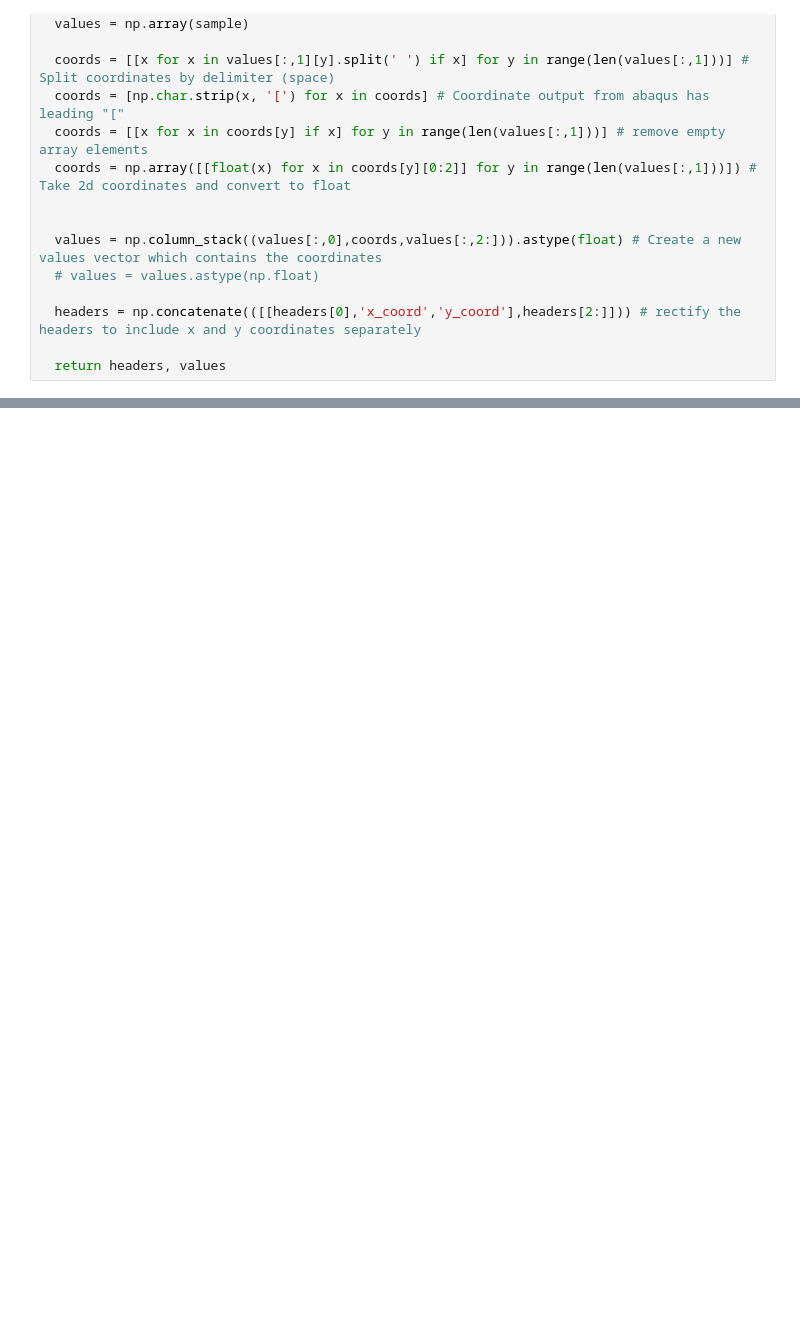
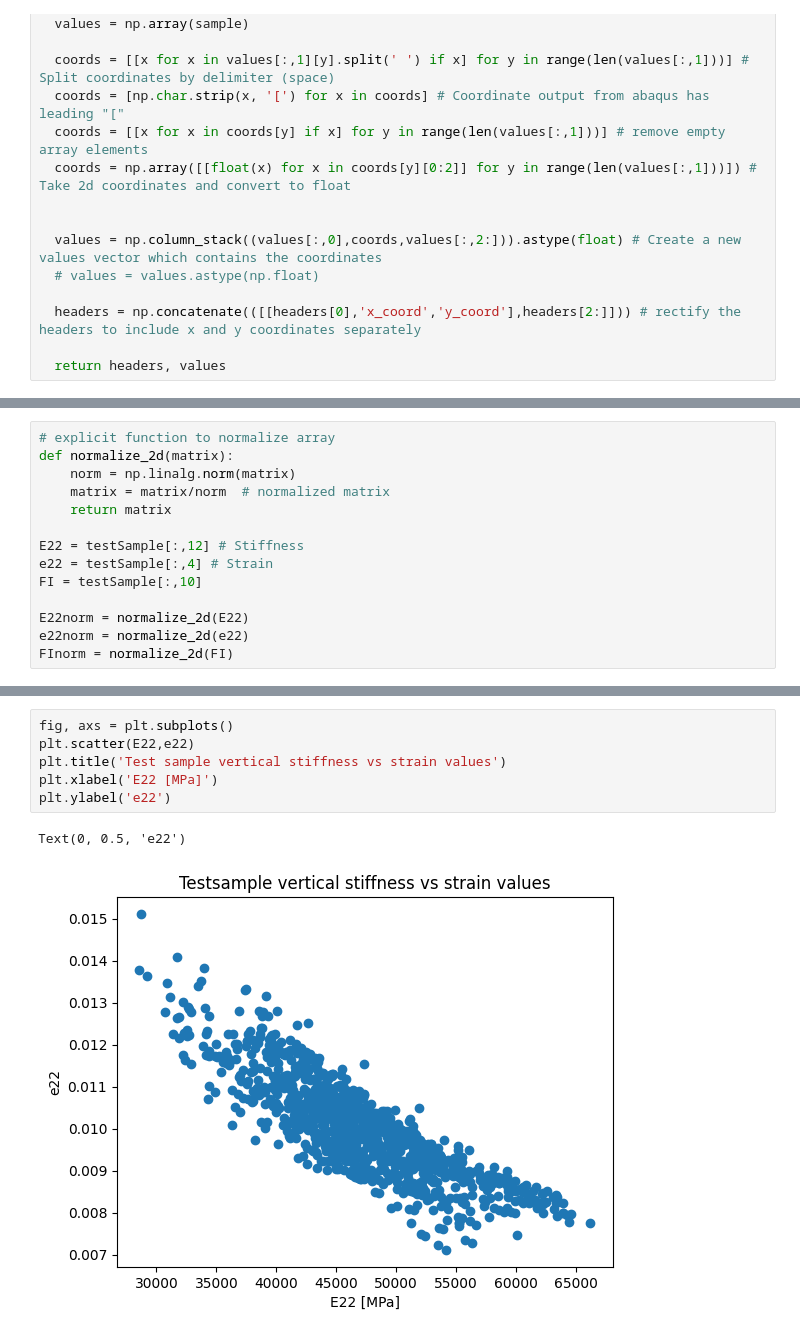
Before and after one commit to KFHICL/TBDCML, a Jupyter notebook: MultiDimTBDCNet.ipynb, the cells around one changed output, grey strips where cells are left out. Saved outputs shown, nothing was run; the diff lists cells and outputs as text; blank space fills up the shorter version.

```diff
--- a/MultiDimTBDCNet.ipynb
+++ b/MultiDimTBDCNet.ipynb
@@ -134,0 +143,14 @@ IndexError: index 8 is out of bounds for axis 0 with size 7
+# %%
+# explicit function to normalize array
+def normalize_2d(matrix):
+    norm = np.linalg.norm(matrix)
+    matrix = matrix/norm  # normalized matrix
+    return matrix
+
+E22 = testSample[:,12] # Stiffness
+e22 = testSample[:,4] # Strain
+FI = testSample[:,10]
+
+E22norm = normalize_2d(E22)
+e22norm = normalize_2d(e22)
+FInorm = normalize_2d(FI)
@@ -134,0 +172,9 @@ IndexError: index 8 is out of bounds for axis 0 with size 7
+# %%
+fig, axs = plt.subplots()
+plt.scatter(E22,e22)
+plt.title('Test sample vertical stiffness vs strain values')
+plt.xlabel('E22 [MPa]')
+plt.ylabel('e22')
+# %% [output]
+Text(0, 0.5, 'e22')
+[figure, added]
```
Also changed, not shown: parts of 9 cells of this notebook.
